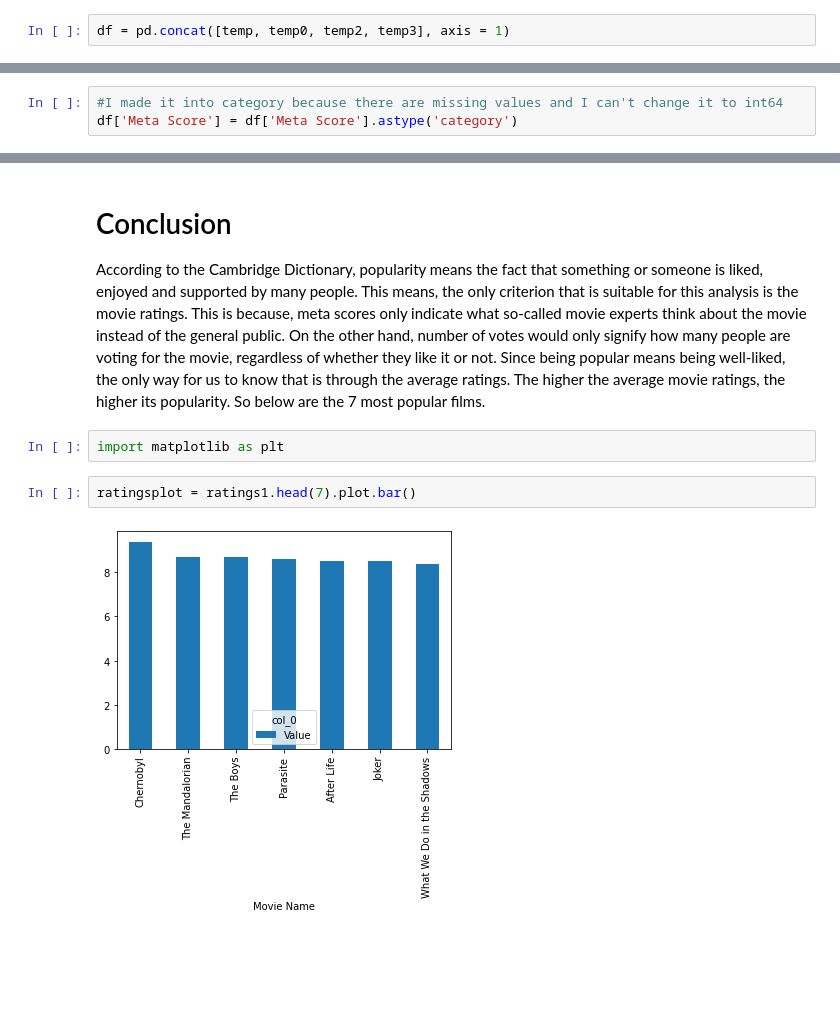
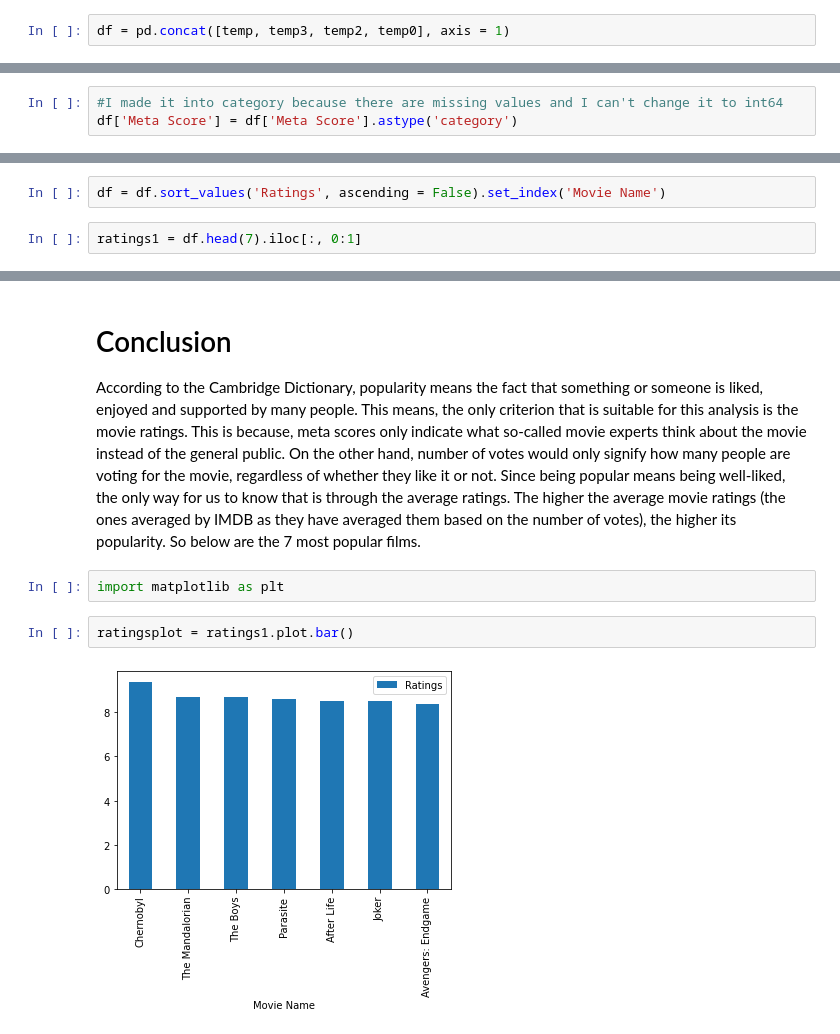
Before and after one commit to valencialie11/capstone-webscraping, a Jupyter notebook: Webscraping.ipynb, the cells around one changed output, grey strips where cells are left out. Drawn from its saved outputs; the diff is of its cells as text; blank space fills up the shorter version.

```diff
--- a/Webscraping.ipynb
+++ b/Webscraping.ipynb
@@ -143,7 +143,7 @@ temp2 = pd.Series(temp2, name = 'Meta Score')
 # %%
 temp3 = pd.Series(temp3, name = 'Ratings')
 # %%
-df = pd.concat([temp, temp0, temp2, temp3], axis = 1)
+df = pd.concat([temp, temp3, temp2, temp0], axis = 1)
 # %%
 df
 # %% [output]
@@ -260,3 +255,7 @@ ratings1 = pd.crosstab(index = df['Movie Name'],
+# %%
+df = df.sort_values('Ratings', ascending = False).set_index('Movie Name')
+# %%
+ratings1 = df.head(7).iloc[:, 0:1]
 # %%
 ratings1
 # %% [output]
@@ -281,9 +271,9 @@ ratings1
 # %% [markdown]
 # Conclusion
-According to the Cambridge Dictionary, popularity means the fact that something or someone is liked, enjoyed and supported by many people. This means, the only criterion that is suitable for this analysis is the movie ratings. This is because, meta scores only indicate what so-called movie experts think about the movie instead of the general public. On the other hand, number of votes would only signify how many people are voting for the movie, regardless of whether they like it or not. Since being popular means being well-liked, the only way for us to know that is through the average ratings. The higher the average movie ratings, the higher its popularity. So below are the 7 most popular films.
+According to the Cambridge Dictionary, popularity means the fact that something or someone is liked, enjoyed and supported by many people. This means, the only criterion that is suitable for this analysis is the movie ratings. This is because, meta scores only indicate what so-called movie experts think about the movie instead of the general public. On the other hand, number of votes would only signify how many people are voting for the movie, regardless of whether they like it or not. Since being popular means being well-liked, the only way for us to know that is through the average ratings. The higher the average movie ratings (the ones averaged by IMDB as they have averaged them based on the number of votes), the higher its popularity. So below are the 7 most popular films.
 # %%
 import matplotlib as plt
 # %%
-ratingsplot = ratings1.head(7).plot.bar()
+ratingsplot = ratings1.plot.bar()
 # %% [output]
-[figure, old version]
+[figure, new version]
```
Also changed, not shown: parts of 6 cells of this notebook, 2 other files.
